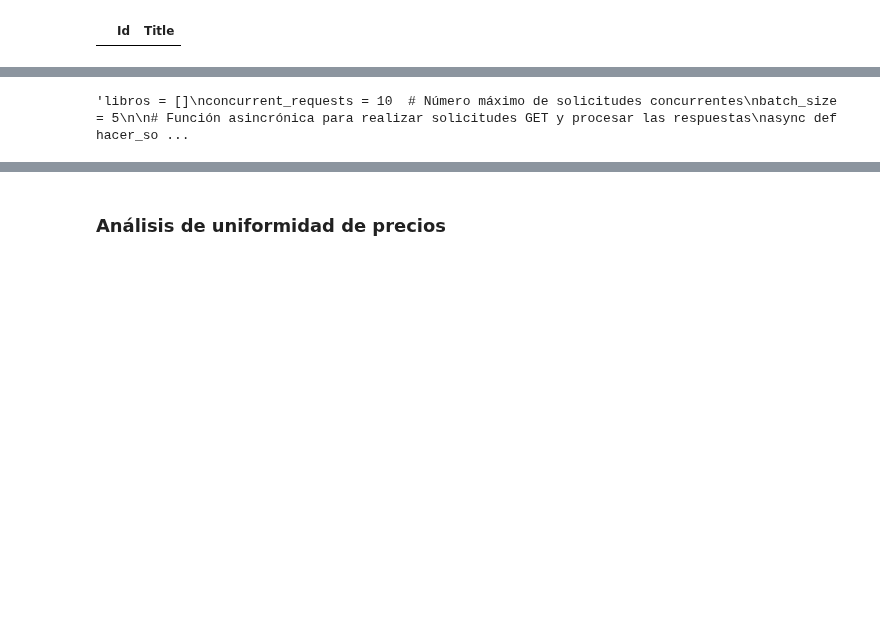
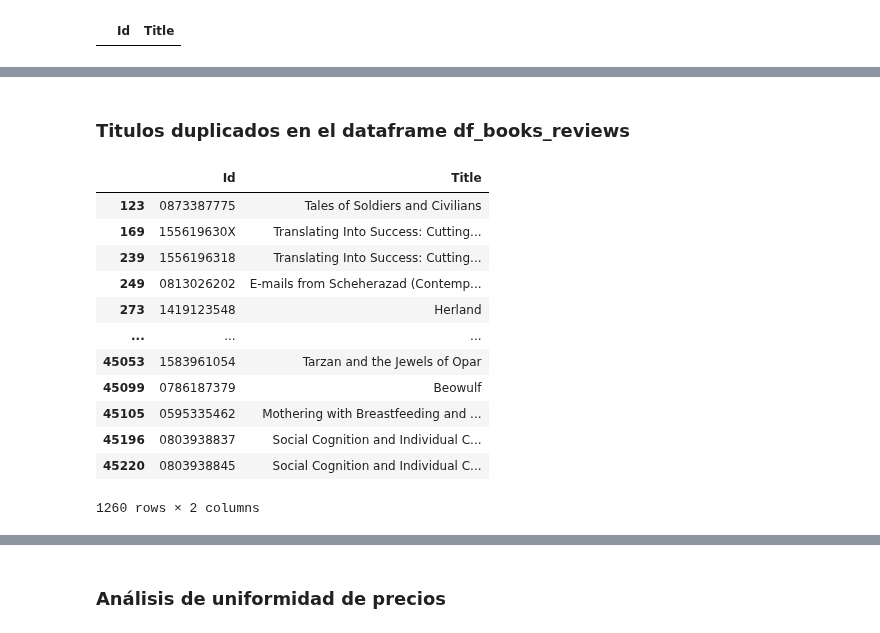
Before and after one commit to EmmaGalizio/Data-Science-Ammazon-Books-Reviews, a Jupyter notebook: TPI_copia.ipynb, the cells around one changed output, grey strips where cells are left out. Cells and saved outputs as stored; diff of their text form; code cells hidden in the pictures; blank space fills up the shorter version.

```diff
--- a/TPI_copia.ipynb
+++ b/TPI_copia.ipynb
@@ -362,41 +272,24 @@ def procesar_json(data, isbn):
-# %%
-'''libros = []
-concurrent_requests = 10  # Número máximo de solicitudes concurrentes
-batch_size = 5
-
-# Función asincrónica para realizar solicitudes GET y procesar las respuestas
-async def hacer_solicitudes(url, isbn):
-    async with aiohttp.ClientSession() as session:
-        async with session.get(url) as respuesta:
-            data = await respuesta.json()  # Procesar la respuesta como JSON
-            # Guardar los datos en la lista compartida (asegurándose de manejar la concurrencia)
-            async with resultados_lock:
-                libro = procesar_json(data, isbn)
-                if libro:
-                    libros.append(libro)
-
-# Bloque para garantizar la concurrencia en la lista compartida
-resultados_lock = asyncio.Lock()
-
-async def procesar_lote(lote):
-    # Procesar las solicitudes en el lote de manera secuencial
-    for isbn, url in lote:
-        await hacer_solicitudes(url, isbn)
-
-async def procesar_solicitudes():
-    # Dividir las tuplas en lotes
-    lotes = [isbns_reviews[i:i + batch_size] for i in range(0, len(isbns_reviews), batch_size)]
-    for lote in lotes:
-        # Procesar el lote actual
-        await procesar_lote(lote)
-
-# Ejecutar el bucle de eventos asyncio para procesar las solicitudes
-#loop = asyncio.get_event_loop()
-#loop.run_until_complete(procesar_solicitudes())
-await procesar_solicitudes()
-
-# Ahora, 'resultados' contiene los datos de las respuestas
-print(f"Libros procesados: {len(libros)}")
-#print(libros)'''
-# %% [output]
-'libros = []\nconcurrent_requests = 10  # Número máximo de solicitudes concurrentes\nbatch_size = 5\n\n# Función asincrónica para realizar solicitudes GET y procesar las respuestas\nasync def hacer_so ...
+# %% [markdown]
+### Titulos duplicados en el dataframe df_books_reviews
+# %%
+duplicados = df_books_reviews.duplicated(subset=['Title'], keep=False)
+
+# Filtrar el DataFrame para obtener los registros duplicados
+registros_duplicados = df_books_reviews[duplicados]
+
+# Mostrar los registros duplicados
+registros_duplicados
+# %% [output]
+|  | Id | Title |
+| 123 | 0873387775 | Tales of Soldiers and Civilians |
+| 169 | 155619630X | Translating Into Success: Cutting... |
+| 239 | 1556196318 | Translating Into Success: Cutting... |
+| 249 | 0813026202 | E-mails from Scheherazad (Contemp... |
+| 273 | 1419123548 | Herland |
+| ... | ... | ... |
+| 45053 | 1583961054 | Tarzan and the Jewels of Opar |
+| 45099 | 0786187379 | Beowulf |
+| 45105 | 0595335462 | Mothering with Breastfeeding and ... |
+| 45196 | 0803938837 | Social Cognition and Individual C... |
+| 45220 | 0803938845 | Social Cognition and Individual C... |
+1260 rows × 2 columns
```
Also changed, not shown: parts of 38 cells of this notebook, 1 other file.
